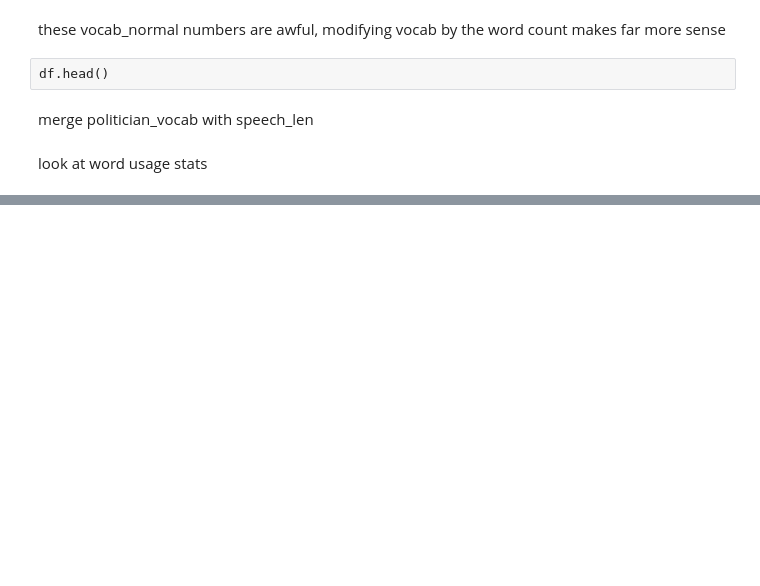
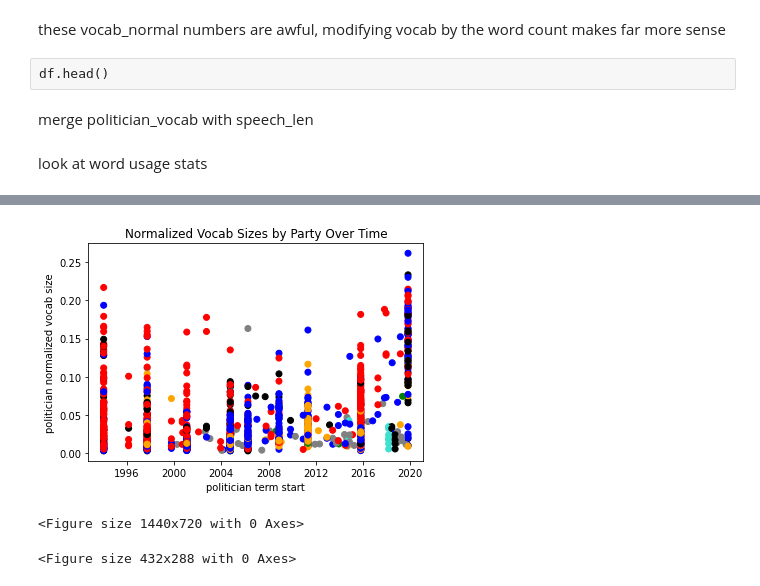
Before and after one commit to illtemperedklavier/openparliament-NLP, a Jupyter notebook: word_stats/vocab size scaling.ipynb, the cells around one changed output, grey strips where cells are left out. Drawn from its saved outputs; the diff is of its cells as text; code cells hidden in the pictures; blank space fills up the shorter version.

Commit message:
normalized vocab scores

```diff
--- a/word_stats/vocab size scaling.ipynb
+++ b/word_stats/vocab size scaling.ipynb
@@ -317,0 +341,9 @@ utterances_df.head()
+# %%
+vocab = politician_vocab
+# %%
+vocab['vocab'] = vocab['vocab_size']/vocab['wordcount']
+# %%
+party_colour_dict = {28:'blue',25: 'blue', 1:'blue', 46:'turquoise', 26: 'blue',2: 'orange',5: 'grey',
+                4: 'red', 9: 'green', 3: 'black', 39: 'turquoise'}
+# %%
+vocab['colour'] = vocab['party_id'].replace(party_colour_dict)
@@ -317,0 +359,12 @@ utterances_df.head()
+# %%
+plt.scatter(vocab['start_date'],vocab['vocab'],c=vocab['colour'])
+plt.xlabel('politician term start')
+plt.ylabel('politician normalized vocab size')
+plt.title('Normalized Vocab Sizes by Party Over Time')
+plt.figure(figsize=(20,10))
+plt.show()
+plt.savefig(r'C:\Users\alecr\Projects\openparliament-NLP\word_stats\politician_vocab.png')
+# %% [output]
+[figure, added]
+<Figure size 1440x720 with 0 Axes>
+<Figure size 432x288 with 0 Axes>
```
Also changed, not shown: parts of 16 cells of this notebook, 2 other files.
